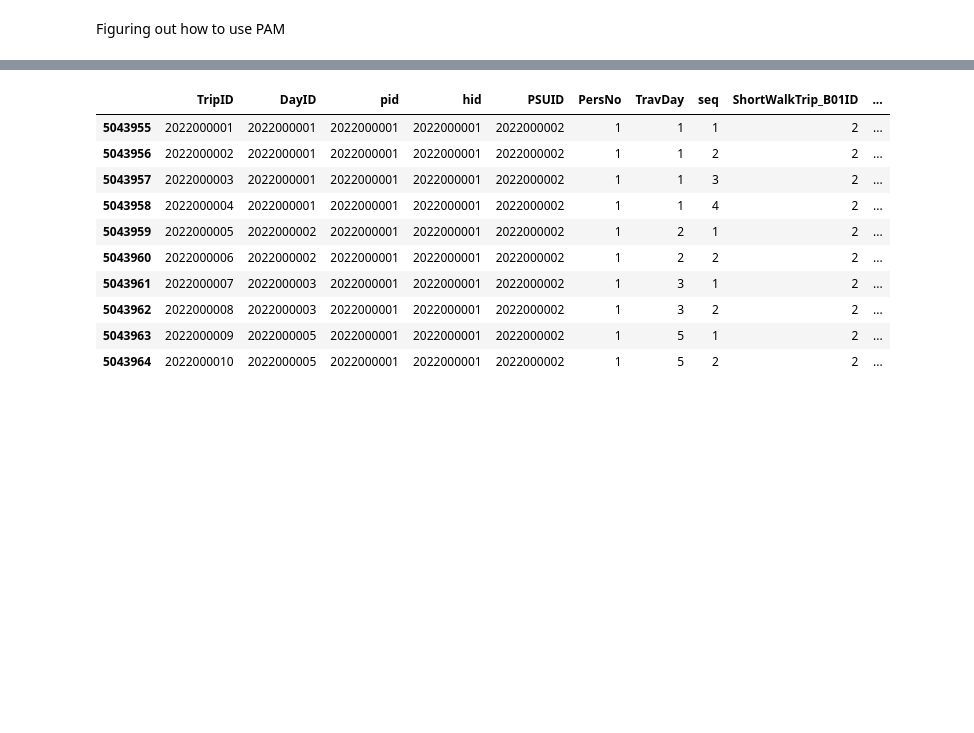
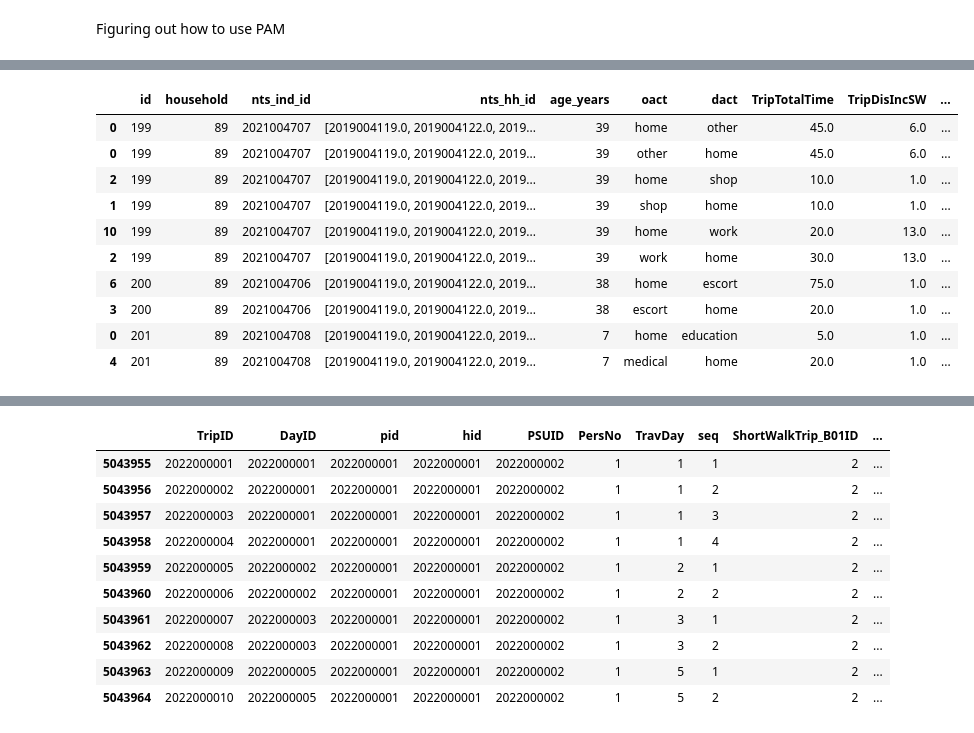
Before and after one commit to Urban-Analytics-Technology-Platform/acbm, a Jupyter notebook: notebooks/sandbox_exploring_pam.ipynb, the cells around one changed output, grey strips where cells are left out. Saved outputs shown, nothing was run; the diff lists cells and outputs as text; code cells hidden in the pictures; blank space fills up the shorter version.

```diff
--- a/notebooks/sandbox_exploring_pam.ipynb
+++ b/notebooks/sandbox_exploring_pam.ipynb
@@ -15,0 +313,17 @@ from acbm.preprocessing import nts_filter_by_year
+# %%
+activity_chains_all = activity_chains_all[["id", "household", "nts_ind_id", "nts_hh_id", "age_years",
+                                           "oact", "dact", "TripTotalTime", "TripDisIncSW", "seq", "mode", "tst", "tet",
+                                           "origin_id", "origin_geom", "activity_id", "activity_geom"]]
+activity_chains_all.head(10)
+# %% [output]
+|  | id | household | nts_ind_id | nts_hh_id | age_years | oact | dact | TripTotalTime | TripDisIncSW | ... |
+| 0 | 199 | 89 | 2021004707 | [2019004119.0, 2019004122.0, 2019... | 39 | home | other | 45.0 | 6.0 | ... |
+| 0 | 199 | 89 | 2021004707 | [2019004119.0, 2019004122.0, 2019... | 39 | other | home | 45.0 | 6.0 | ... |
+| 2 | 199 | 89 | 2021004707 | [2019004119.0, 2019004122.0, 2019... | 39 | home | shop | 10.0 | 1.0 | ... |
+| 1 | 199 | 89 | 2021004707 | [2019004119.0, 2019004122.0, 2019... | 39 | shop | home | 10.0 | 1.0 | ... |
+| 10 | 199 | 89 | 2021004707 | [2019004119.0, 2019004122.0, 2019... | 39 | home | work | 20.0 | 13.0 | ... |
+| 2 | 199 | 89 | 2021004707 | [2019004119.0, 2019004122.0, 2019... | 39 | work | home | 30.0 | 13.0 | ... |
+| 6 | 200 | 89 | 2021004706 | [2019004119.0, 2019004122.0, 2019... | 38 | home | escort | 75.0 | 1.0 | ... |
+| 3 | 200 | 89 | 2021004706 | [2019004119.0, 2019004122.0, 2019... | 38 | escort | home | 20.0 | 1.0 | ... |
+| 0 | 201 | 89 | 2021004708 | [2019004119.0, 2019004122.0, 2019... | 7 | home | education | 5.0 | 1.0 | ... |
+| 4 | 201 | 89 | 2021004708 | [2019004119.0, 2019004122.0, 2019... | 7 | medical | home | 20.0 | 1.0 | ... |
```
Also changed, not shown: parts of 36 cells of this notebook, 2 other files.
